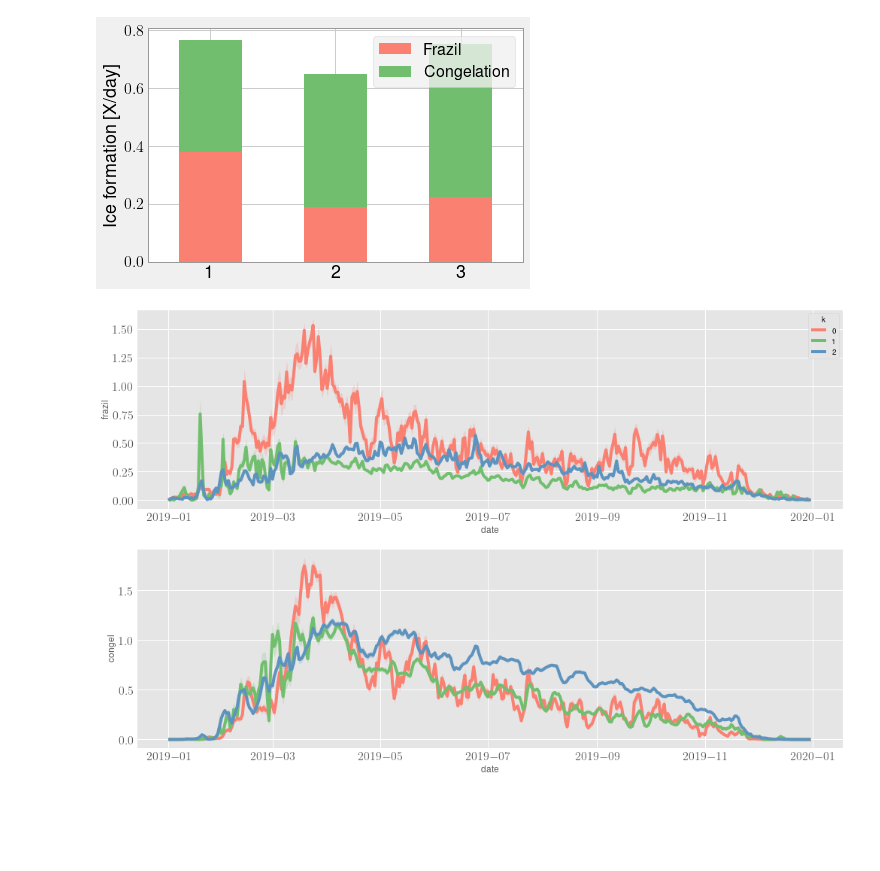
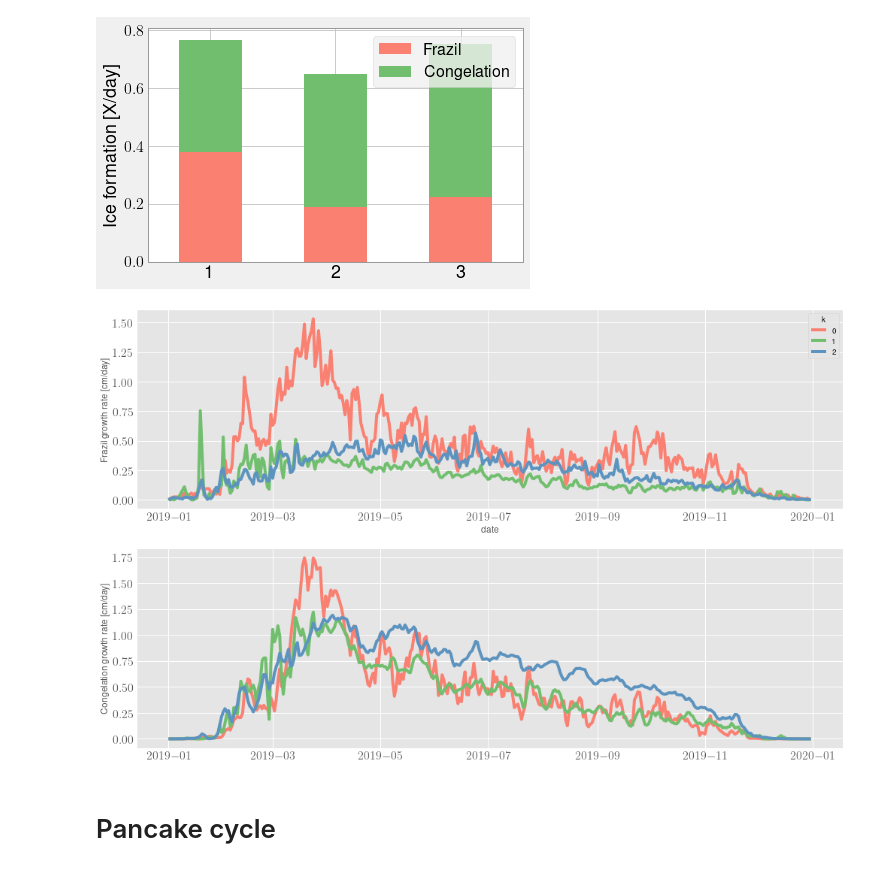
Before and after one commit to NoahDay/sea-ice-classification, a Jupyter notebook: MIZ-forcing-analysis.ipynb, the cells around one changed output. Cells and saved outputs as stored; diff of their text form; code cells hidden in the pictures; blank space fills up the shorter version.

```diff
--- a/MIZ-forcing-analysis.ipynb
+++ b/MIZ-forcing-analysis.ipynb
@@ -683,21 +1174,26 @@ plt.savefig(savepath+'frazil_bar.png', dpi = 1000, bbox_inches="tight", transpar
 # %%
 # Time series plot
 df_frazil['date'] = pd.to_datetime(df_frazil['date'], format="%Y-%m-%d")
 df_timeseries = df_frazil.groupby(['date', 'k']).rolling(14).mean(numeric_only=True)
 
 plt.style.use("ggplot")
 fig, axes = plt.subplots(2, 1, figsize=(15, 10), sharey=False)
 
 sns.lineplot(ax=axes[0], x="date", y="frazil", hue="k",
-             data=df_timeseries,
+             data=df_timeseries, errorbar=None,
              palette=[(0.9805, 0.5000, 0.4453, 1.0), (0.4416, 0.7490, 0.4322, 1.0), (0.3639, 0.5755, 0.748, 1.0)])
 #plt.ylim((0,10))
+axes[0].set_ylabel("Frazil growth rate [cm/day]")
 
 sns.lineplot(ax=axes[1], x="date", y="congel", hue="k",
-             data=df_timeseries, legend=False,
+             data=df_timeseries, errorbar=None, legend=False,
              palette=[(0.9805, 0.5000, 0.4453, 1.0), (0.4416, 0.7490, 0.4322, 1.0), (0.3639, 0.5755, 0.748, 1.0)])
 #axes[1].set_ylim((-0.1,0.1))
+axes[1].set_ylabel("Congelation growth rate [cm/day]")
+plt.xlabel("")
 
 plt.savefig(savepath+'frazil_ts.png', dpi = 600, bbox_inches="tight")
 # %% [output]
-[figure, old version]
+[figure, new version]
+# %% [markdown]
+# Pancake cycle
```
Also changed, not shown: parts of 49 cells of this notebook, 14 other files.
